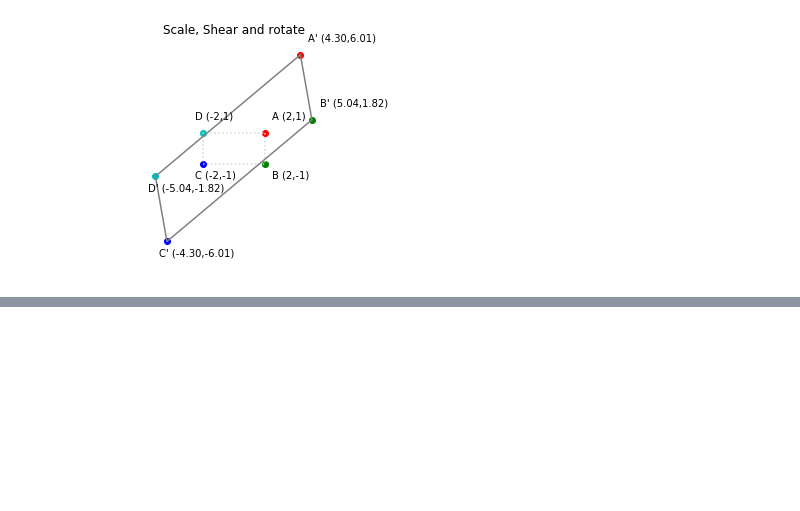
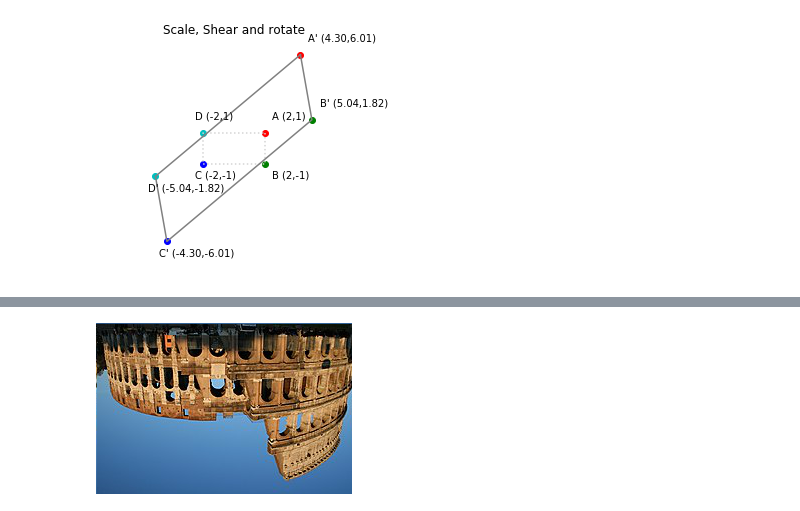
Before and after one commit to vinayshanbhag/math, a Jupyter notebook: Affine_Transformations.ipynb, the cells around one changed output, grey strips where cells are left out. Saved outputs shown, nothing was run; the diff lists cells and outputs as text; code cells hidden in the pictures; blank space fills up the shorter version.

```diff
--- a/Affine_Transformations.ipynb
+++ b/Affine_Transformations.ipynb
@@ -212,0 +238,16 @@ draw(M @ Z, names=[f"{n}'" for n in string.ascii_uppercase], title="Scale, Shear
+# %%
+img_in = np.array(img)
+# %%
+h,w,c = img_in.shape
+# %%
+img_out = np.zeros((h,w,c), dtype=np.uint8)
+for i, row in enumerate(img_in):
+    for j, col in enumerate(row):
+        values = img_in[i, j, :]
+        coords = np.array([i, j, 1])
+        newi, newj, _ = coords @ reflect(-1, -1)
+        img_out[newi, newj, :] = values
+
+Image.fromarray(img_out)
+# %% [output]
+[figure, added]
```
Also changed, not shown: parts of 5 cells of this notebook.
